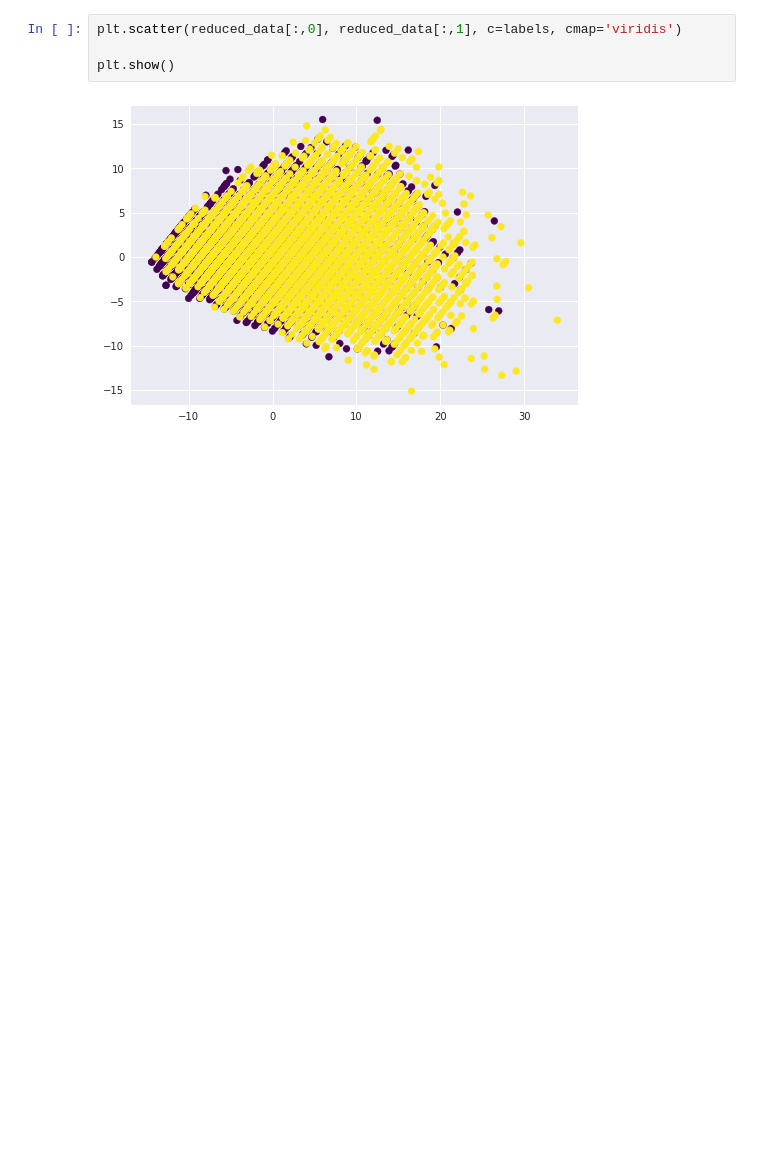
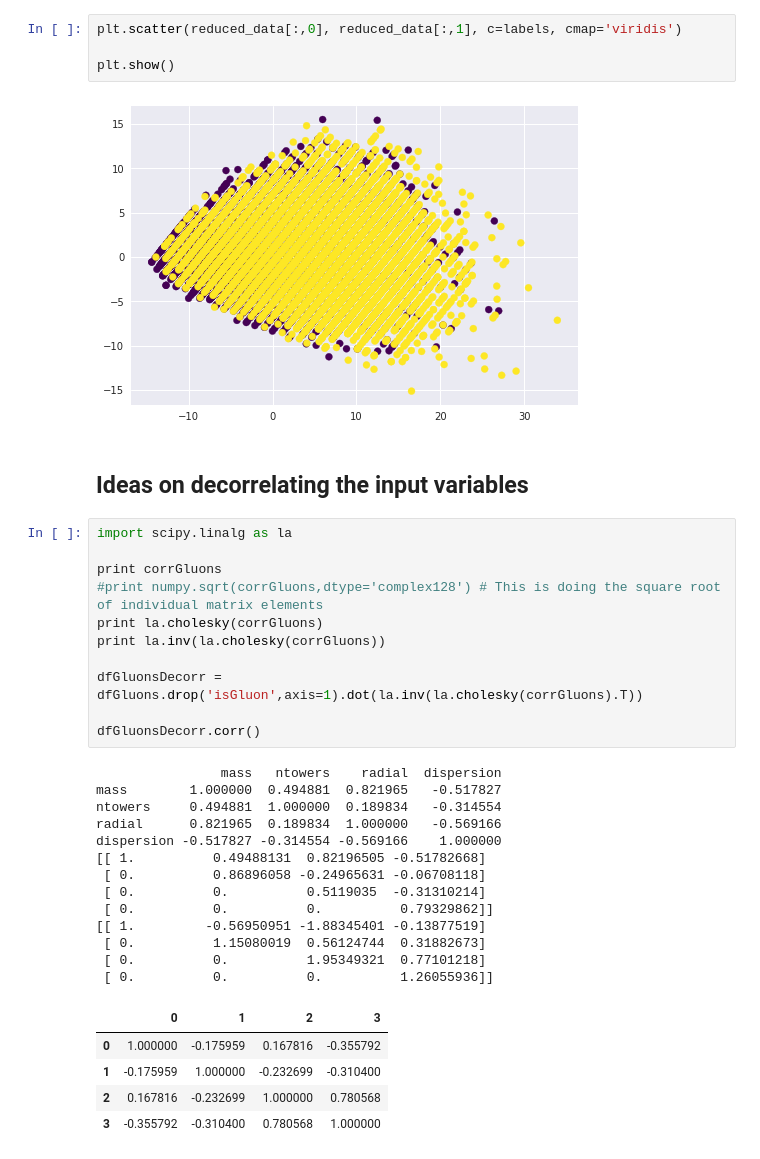
Before and after one commit to cbeiraod/LIPDataScienceSchool_2018, a Jupyter notebook: EDA.ipynb, the cells around one changed output. Cells and saved outputs as stored; diff of their text form; blank space fills up the shorter version.

Commit message:
Added some ideas on decorrelation

```diff
--- a/EDA.ipynb
+++ b/EDA.ipynb
@@ -271,3 +271,35 @@ plt.scatter(reduced_data[:,0], reduced_data[:,1], c=labels, cmap='viridis')
 plt.show()
 # %% [output]
 [figure]
+# %% [markdown]
+## Ideas on decorrelating the input variables
+# %%
+import scipy.linalg as la
+
+print corrGluons
+#print numpy.sqrt(corrGluons,dtype='complex128') # This is doing the square root of individual matrix elements
+print la.cholesky(corrGluons)
+print la.inv(la.cholesky(corrGluons))
+
+dfGluonsDecorr = dfGluons.drop('isGluon',axis=1).dot(la.inv(la.cholesky(corrGluons).T))
+
+dfGluonsDecorr.corr()
+# %% [output]
+                mass   ntowers    radial  dispersion
+mass        1.000000  0.494881  0.821965   -0.517827
+ntowers     0.494881  1.000000  0.189834   -0.314554
+radial      0.821965  0.189834  1.000000   -0.569166
+dispersion -0.517827 -0.314554 -0.569166    1.000000
+[[ 1.          0.49488131  0.82196505 -0.51782668]
+ [ 0.          0.86896058 -0.24965631 -0.06708118]
+ [ 0.          0.          0.5119035  -0.31310214]
+ [ 0.          0.          0.          0.79329862]]
+[[ 1.         -0.56950951 -1.88345401 -0.13877519]
+ [ 0.          1.15080019  0.56124744  0.31882673]
+ [ 0.          0.          1.95349321  0.77101218]
+ [ 0.          0.          0.          1.26055936]]
+|  | 0 | 1 | 2 | 3 |
+| 0 | 1.000000 | -0.175959 | 0.167816 | -0.355792 |
+| 1 | -0.175959 | 1.000000 | -0.232699 | -0.310400 |
+| 2 | 0.167816 | -0.232699 | 1.000000 | 0.780568 |
+| 3 | -0.355792 | -0.310400 | 0.780568 | 1.000000 |
```
Also changed, not shown: parts of 2 cells of this notebook.
